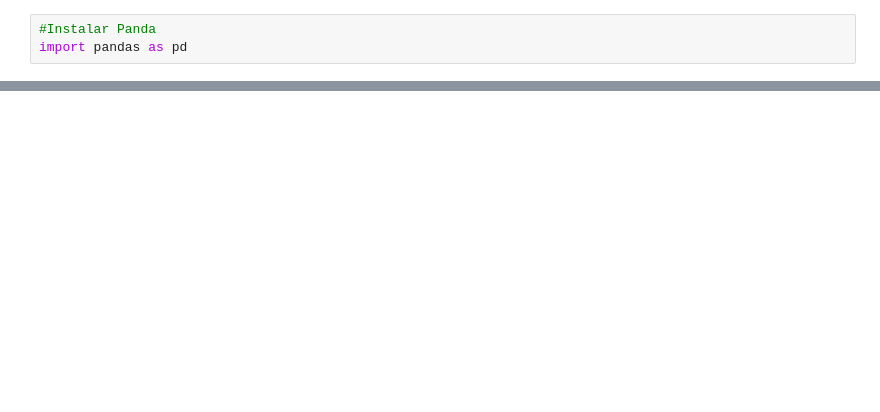
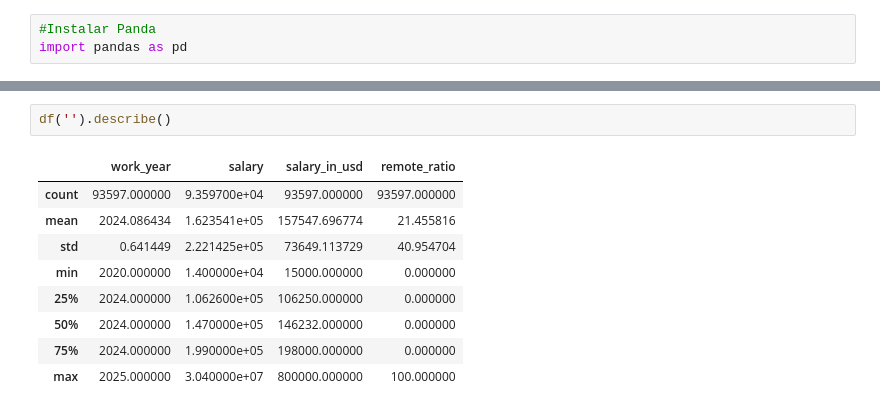
Before and after one commit to Fjmarvalr/Analisis-de-datos-de-Salarios, a Jupyter notebook: analisis.ipynb, the cells around one changed output, grey strips where cells are left out. Drawn from its saved outputs; the diff is of its cells as text; blank space fills up the shorter version.

```diff
--- a/analisis.ipynb
+++ b/analisis.ipynb
@@ -30,0 +236,12 @@ memory usage: 7.9+ MB
+# %%
+df('').describe()
+# %% [output]
+|  | work_year | salary | salary_in_usd | remote_ratio |
+| count | 93597.000000 | 9.359700e+04 | 93597.000000 | 93597.000000 |
+| mean | 2024.086434 | 1.623541e+05 | 157547.696774 | 21.455816 |
+| std | 0.641449 | 2.221425e+05 | 73649.113729 | 40.954704 |
+| min | 2020.000000 | 1.400000e+04 | 15000.000000 | 0.000000 |
+| 25% | 2024.000000 | 1.062600e+05 | 106250.000000 | 0.000000 |
+| 50% | 2024.000000 | 1.470000e+05 | 146232.000000 | 0.000000 |
+| 75% | 2024.000000 | 1.990000e+05 | 198000.000000 | 0.000000 |
+| max | 2025.000000 | 3.040000e+07 | 800000.000000 | 100.000000 |
```
Also changed, not shown: parts of 20 cells of this notebook, 2 other files.
